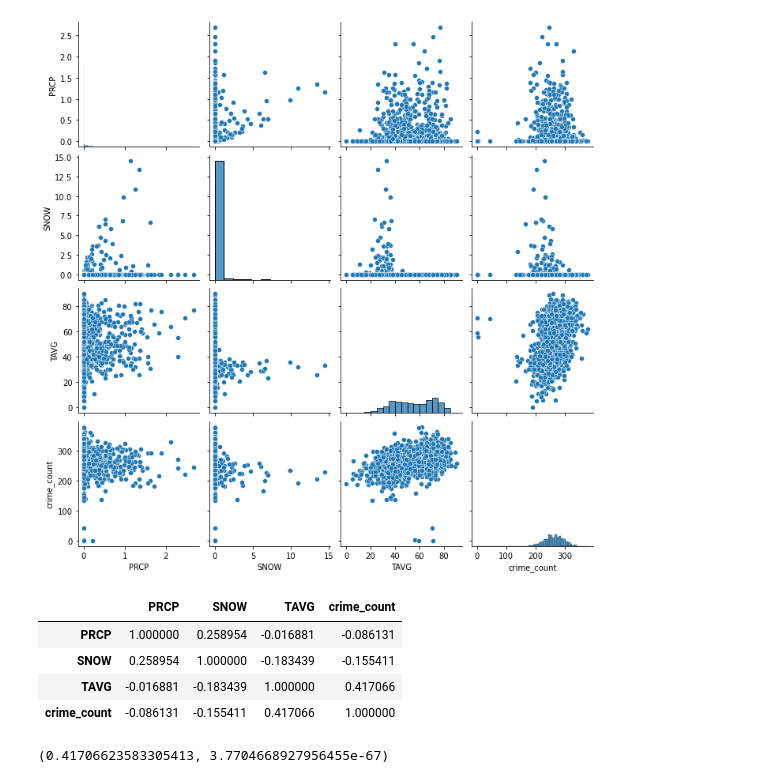
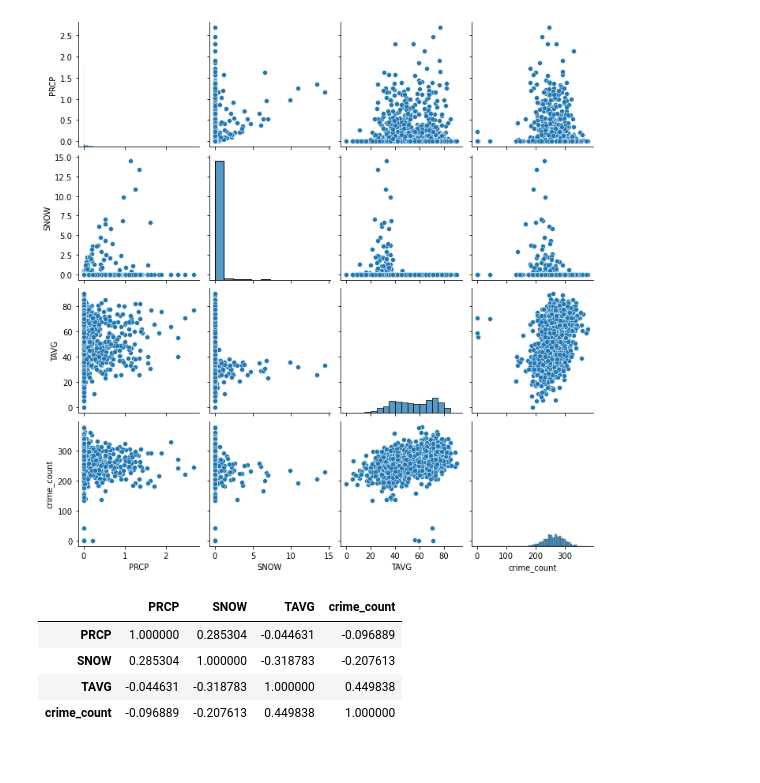
Before and after one commit to FlyingNightBird/2022Spring_Finals, a Jupyter notebook: weather_correlation.ipynb, the cells around one changed output. Cells and saved outputs as stored; diff of their text form; code cells hidden in the pictures.

Commit message:
Check normal distribution and use Spearman instead of Pearson to calculate related coefficient.

```diff
--- a/weather_correlation.ipynb
+++ b/weather_correlation.ipynb
@@ -15,17 +34,11 @@ sns.pairplot(boston_crime_with_weather)
 # %% [output]
 <seaborn.axisgrid.PairGrid at 0x...>
 [figure]
-# %%
-correlation = boston_crime_with_weather.corr()
-correlation
-# %% [output]
-|  | PRCP | SNOW | TAVG | crime_count |
-| PRCP | 1.000000 | 0.258954 | -0.016881 | -0.086131 |
-| SNOW | 0.258954 | 1.000000 | -0.183439 | -0.155411 |
-| TAVG | -0.016881 | -0.183439 | 1.000000 | 0.417066 |
-| crime_count | -0.086131 | -0.155411 | 0.417066 | 1.000000 |
-# %%
-pearson = ss.pearsonr(boston_crime_with_weather['TAVG'], boston_crime_with_weather['crime_count'])
-pearson
-# %% [output]
-(0.41706623583305413, 3.7704668927956455e-67)
+# %%
+boston_crime_with_weather.corr(method='spearman')
+# %% [output]
+|  | PRCP | SNOW | TAVG | crime_count |
+| PRCP | 1.000000 | 0.285304 | -0.044631 | -0.096889 |
+| SNOW | 0.285304 | 1.000000 | -0.318783 | -0.207613 |
+| TAVG | -0.044631 | -0.318783 | 1.000000 | 0.449838 |
+| crime_count | -0.096889 | -0.207613 | 0.449838 | 1.000000 |
```
Also changed, not shown: parts of 1 cell of this notebook.
